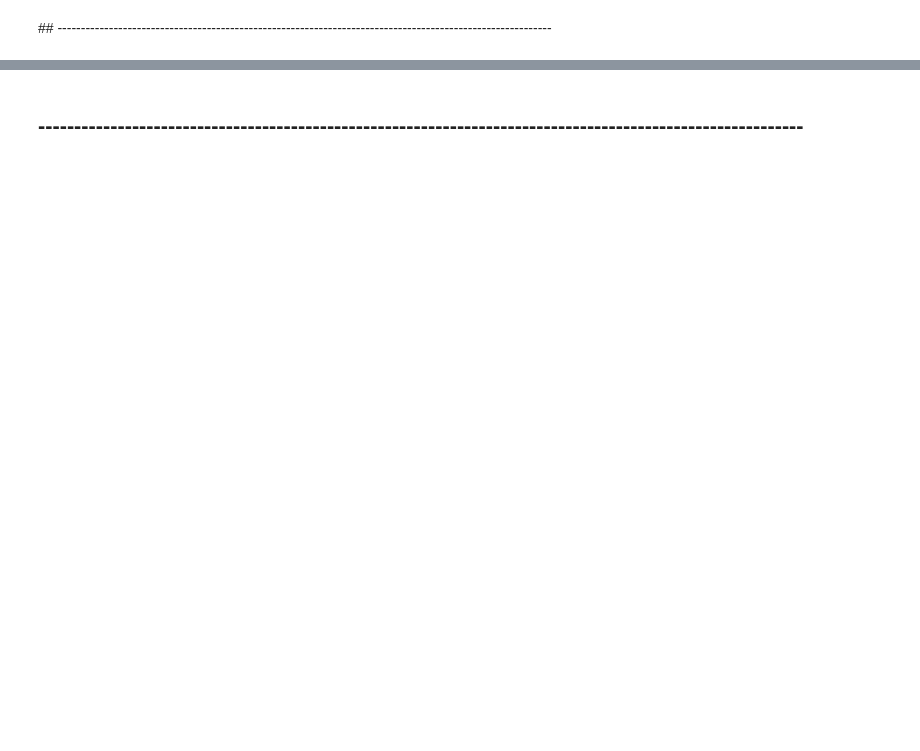
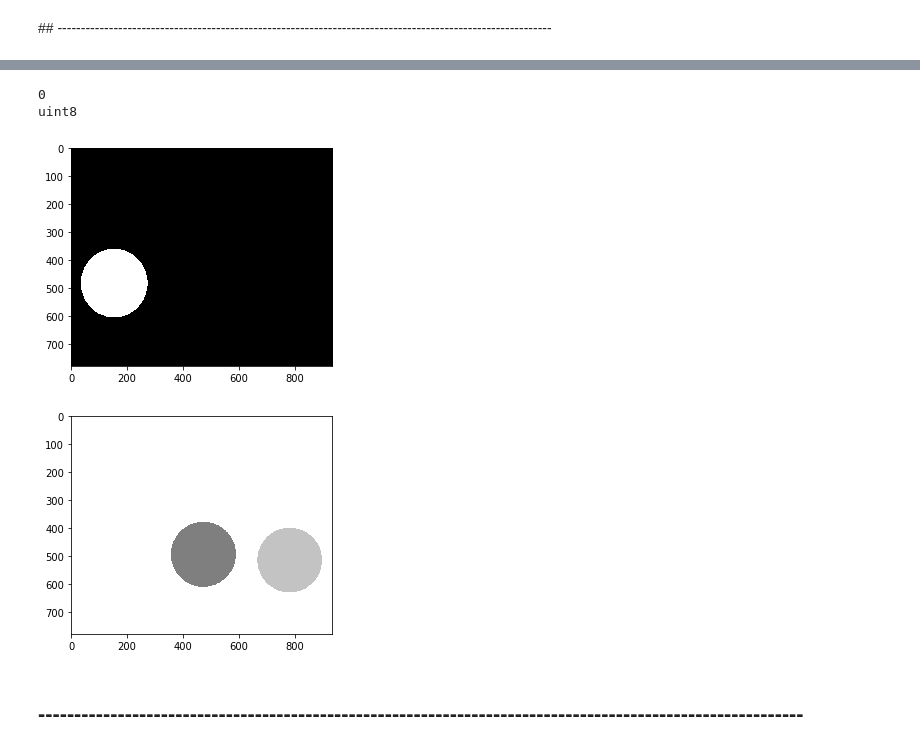
Before and after one commit to eduardgc22/VisioArtificial, a Jupyter notebook: P1_FranciscoDiazRuiz_EduardGranersCastellet/p1_2018-2019_2solve.ipynb, the cells around one changed output, grey strips where cells are left out. Drawn from its saved outputs; the diff is of its cells as text; code cells hidden in the pictures; blank space fills up the shorter version.

```diff
--- a/P1_FranciscoDiazRuiz_EduardGranersCastellet/p1_2018-2019_2solve.ipynb
+++ b/P1_FranciscoDiazRuiz_EduardGranersCastellet/p1_2018-2019_2solve.ipynb
@@ -211,6 +240,41 @@ b)
 **Note:** Be careful when applying `imshow` since it automatically increases the contrast of the image (putting minimum values to 0 and maximal to 1).
 
 **Note:** Be careful when applying type conversion. Check the ranges of the image values.
+# %%
+circles = io.imread('images/circles.bmp')
+
+circles_A = circles.copy()
+circles_A2 = circles.copy()
+circles_B = circles.copy()
+
+circles_min = np.min(circles)
+circles_A = circles*255
+
+cicles_A = circles_A > circles_min
+circles_A2 = circles_A <= circles_min
+
+print(circles_min)
+
+print(circles_A.dtype)
+circles_A=img_as_ubyte(circles_A)
+circles_A2=img_as_ubyte(circles_A2)
+
+
+plt.imshow(circles_A2,cmap='gray')
+plt.show()
+
+
+circles_B = circles_B + circles_A2
+
+plt.imshow(circles_B, cmap = "gray")
+plt.show()
+
+#plt.imshow(black_circle, cmap = "gray")
+# %% [output]
+0
+uint8
+[figure, added]
+[figure, added]
 # %% [markdown]
 ## ----------------------------------------------------------------------------------------------------------
 # %% [markdown]
```
Also changed, not shown: parts of 4 cells of this notebook, 2 other files.
